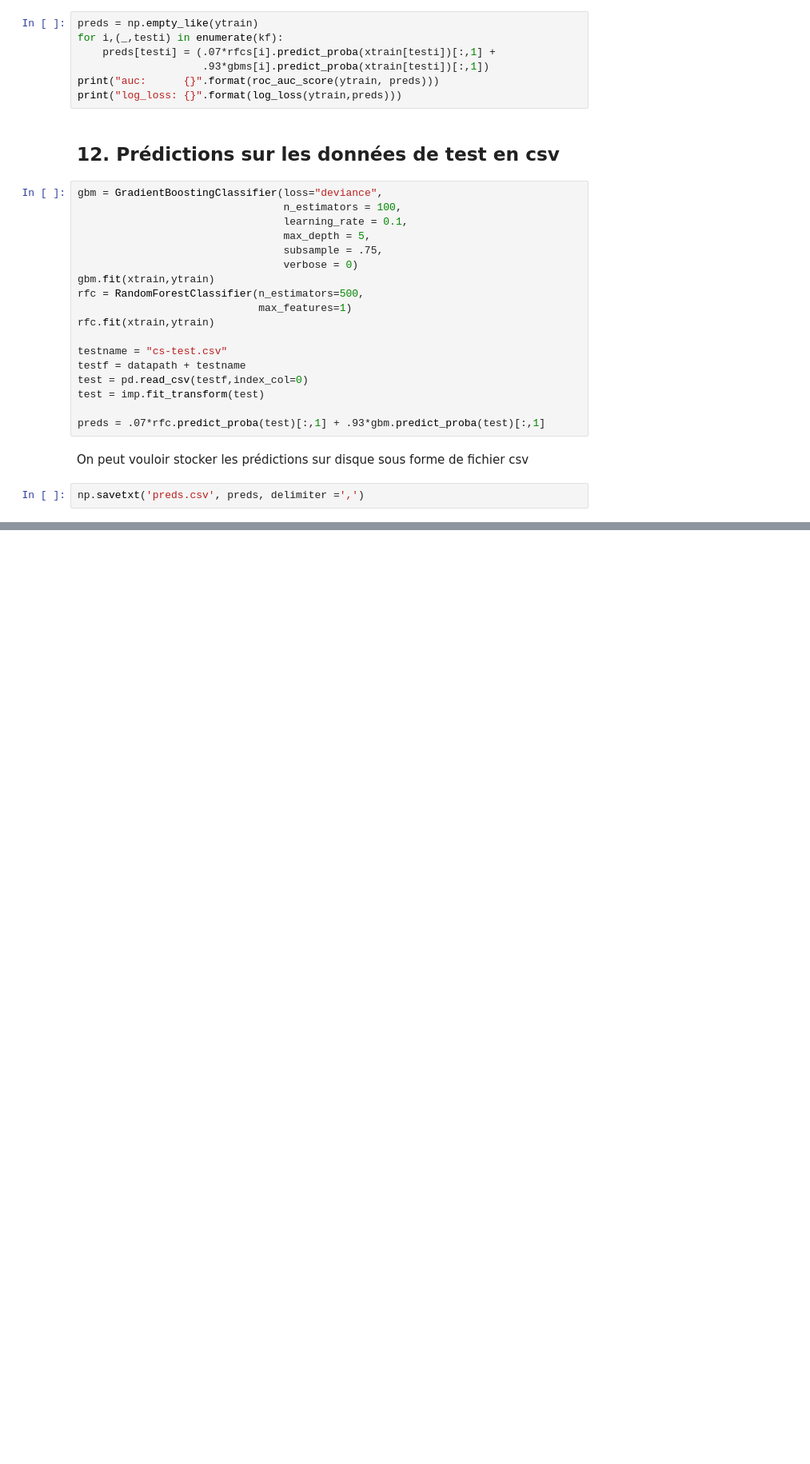
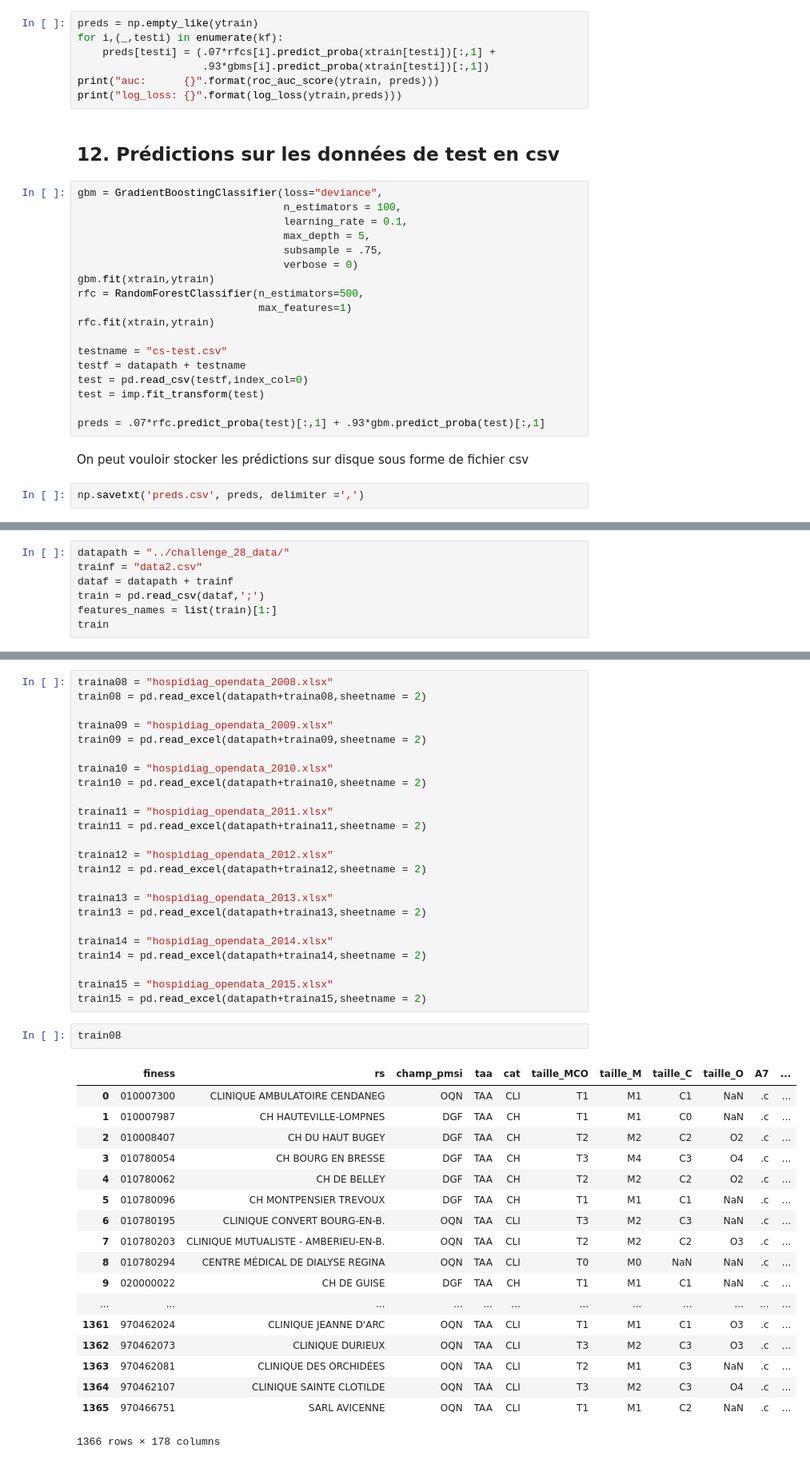
Before and after one commit to jeanmalo/Challenge-ML, a Jupyter notebook: Challenge X WS.ipynb, the cells around one changed output, grey strips where cells are left out. Shown: that part at 80% size. Saved outputs shown, nothing was run; the diff lists cells and outputs as text; blank space fills up the shorter version.

```diff
--- a/Challenge X WS.ipynb
+++ b/Challenge X WS.ipynb
@@ -548,0 +418,7 @@ np.savetxt('preds.csv', preds, delimiter =',')
+# %%
+datapath = "../challenge_28_data/"
+trainf = "data2.csv"
+dataf = datapath + trainf
+train = pd.read_csv(dataf,';')
+features_names = list(train)[1:]
+train
@@ -548,0 +444,45 @@ np.savetxt('preds.csv', preds, delimiter =',')
+# %%
+traina08 = "hospidiag_opendata_2008.xlsx"
+train08 = pd.read_excel(datapath+traina08,sheetname = 2)
+
+traina09 = "hospidiag_opendata_2009.xlsx"
+train09 = pd.read_excel(datapath+traina09,sheetname = 2)
+
+traina10 = "hospidiag_opendata_2010.xlsx"
+train10 = pd.read_excel(datapath+traina10,sheetname = 2)
+
+traina11 = "hospidiag_opendata_2011.xlsx"
+train11 = pd.read_excel(datapath+traina11,sheetname = 2)
+
+traina12 = "hospidiag_opendata_2012.xlsx"
+train12 = pd.read_excel(datapath+traina12,sheetname = 2)
+
+traina13 = "hospidiag_opendata_2013.xlsx"
+train13 = pd.read_excel(datapath+traina13,sheetname = 2)
+
+traina14 = "hospidiag_opendata_2014.xlsx"
+train14 = pd.read_excel(datapath+traina14,sheetname = 2)
+
+traina15 = "hospidiag_opendata_2015.xlsx"
+train15 = pd.read_excel(datapath+traina15,sheetname = 2)
+# %%
+train08
+# %% [output]
+|  | finess | rs | champ_pmsi | taa | cat | taille_MCO | taille_M | taille_C | taille_O | A7 | ... |
+| 0 | 010007300 | CLINIQUE AMBULATOIRE CENDANEG | OQN | TAA | CLI | T1 | M1 | C1 | NaN | .c | ... |
+| 1 | 010007987 | CH HAUTEVILLE-LOMPNES | DGF | TAA | CH | T1 | M1 | C0 | NaN | .c | ... |
+| 2 | 010008407 | CH DU HAUT BUGEY | DGF | TAA | CH | T2 | M2 | C2 | O2 | .c | ... |
+| 3 | 010780054 | CH BOURG EN BRESSE | DGF | TAA | CH | T3 | M4 | C3 | O4 | .c | ... |
+| 4 | 010780062 | CH DE BELLEY | DGF | TAA | CH | T2 | M2 | C2 | O2 | .c | ... |
+| 5 | 010780096 | CH MONTPENSIER TREVOUX | DGF | TAA | CH | T1 | M1 | C1 | NaN | .c | ... |
+| 6 | 010780195 | CLINIQUE CONVERT BOURG-EN-B. | OQN | TAA | CLI | T3 | M2 | C3 | NaN | .c | ... |
+| 7 | 010780203 | CLINIQUE MUTUALISTE - AMBERIEU-EN-B. | OQN | TAA | CLI | T2 | M2 | C2 | O3 | .c | ... |
+| 8 | 010780294 | CENTRE MÉDICAL DE DIALYSE REGINA | OQN | TAA | CLI | T0 | M0 | NaN | NaN | .c | ... |
+| 9 | 020000022 | CH DE GUISE | DGF | TAA | CH | T1 | M1 | C1 | NaN | .c | ... |
+| ... | ... | ... | ... | ... | ... | ... | ... | ... | ... | ... | ... |
+| 1361 | 970462024 | CLINIQUE JEANNE D'ARC | OQN | TAA | CLI | T1 | M1 | C1 | O3 | .c | ... |
+| 1362 | 970462073 | CLINIQUE DURIEUX | OQN | TAA | CLI | T3 | M2 | C3 | O3 | .c | ... |
+| 1363 | 970462081 | CLINIQUE DES ORCHIDÉES | OQN | TAA | CLI | T2 | M1 | C3 | NaN | .c | ... |
+| 1364 | 970462107 | CLINIQUE SAINTE CLOTILDE | OQN | TAA | CLI | T3 | M2 | C3 | O4 | .c | ... |
+| 1365 | 970466751 | SARL AVICENNE | OQN | TAA | CLI | T1 | M1 | C2 | NaN | .c | ... |
+1366 rows × 178 columns
```
Also changed, not shown: parts of 58 cells of this notebook, 1 other file.
